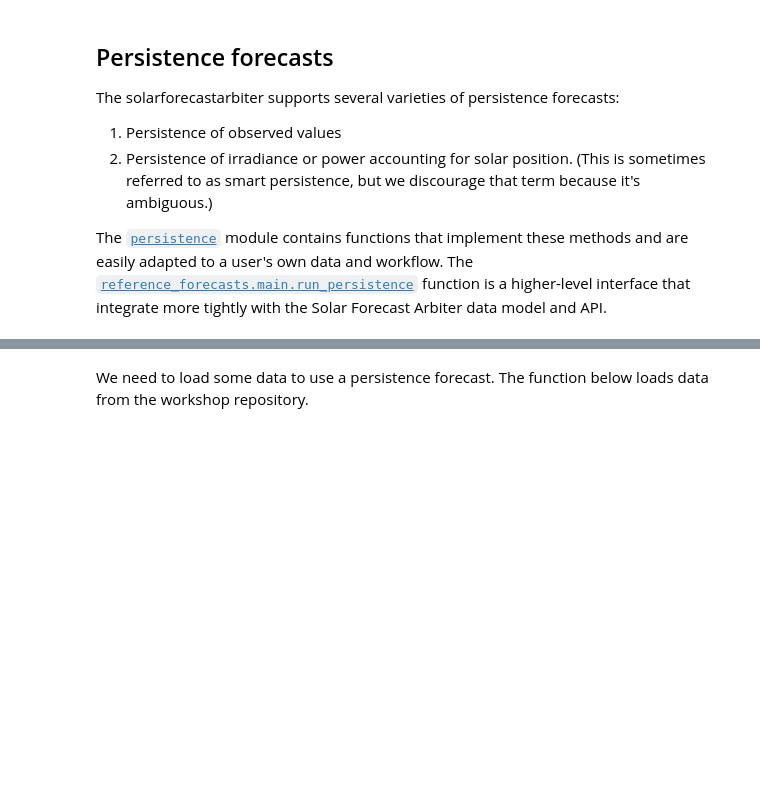
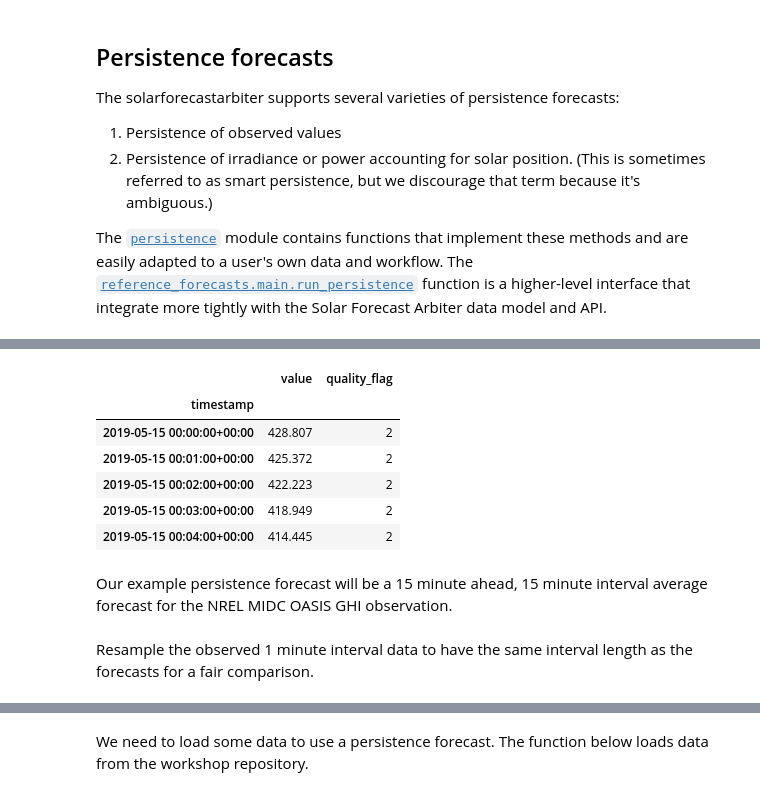
Before and after one commit to SolarArbiter/workshop, a Jupyter notebook: reference_forecasts.ipynb, the cells around one changed output, grey strips where cells are left out. Cells and saved outputs as stored; diff of their text form; code cells hidden in the pictures; blank space fills up the shorter version.

```diff
--- a/reference_forecasts.ipynb
+++ b/reference_forecasts.ipynb
@@ -248,0 +235,9 @@ The [`persistence`](https://solarforecastarbiter-core.readthedocs.io/en/latest/g
+# %%
+from solarforecastarbiter.io.api import APISession, request_cli_access_token
+# don't store your real passwords or tokens in plain text like this! only for demonstration purposes!
+token = request_cli_access_token('testing@solarforecastarbiter.org', 'Thepassword123!')
+session = APISession(token)
+observations = session.list_observations()
+observations_oasis = list(filter(lambda x: 'NREL MIDC' in x.site.name and 'Arizona' in x.site.name, observations))
+oasis_ghi = observations_oasis[0]
+oasis_ghi
@@ -248,0 +246,15 @@ The [`persistence`](https://solarforecastarbiter-core.readthedocs.io/en/latest/g
+# %%
+start = pd.Timestamp('20190515 0000Z')
+end = pd.Timestamp('20190518 0000Z')
+oasis_ghi_values = session.get_observation_values(oasis_ghi.observation_id, start, end)
+oasis_ghi_values.head()
+# %% [output]
+|  | value | quality_flag |
+| timestamp |  |  |
+| 2019-05-15 00:00:00+00:00 | 428.807 | 2 |
+| 2019-05-15 00:01:00+00:00 | 425.372 | 2 |
+| 2019-05-15 00:02:00+00:00 | 422.223 | 2 |
+| 2019-05-15 00:03:00+00:00 | 418.949 | 2 |
+| 2019-05-15 00:04:00+00:00 | 414.445 | 2 |
+# %% [markdown]
+Our example persistence forecast will be a 15 minute ahead, 15 minute interval average forecast for the NREL MIDC OASIS GHI observation.
@@ -248,0 +273,2 @@ The [`persistence`](https://solarforecastarbiter-core.readthedocs.io/en/latest/g
+# %% [markdown]
+Resample the observed 1 minute interval data to have the same interval length as the forecasts for a fair comparison.
```
Also changed, not shown: parts of 42 cells of this notebook, 1 other file.
